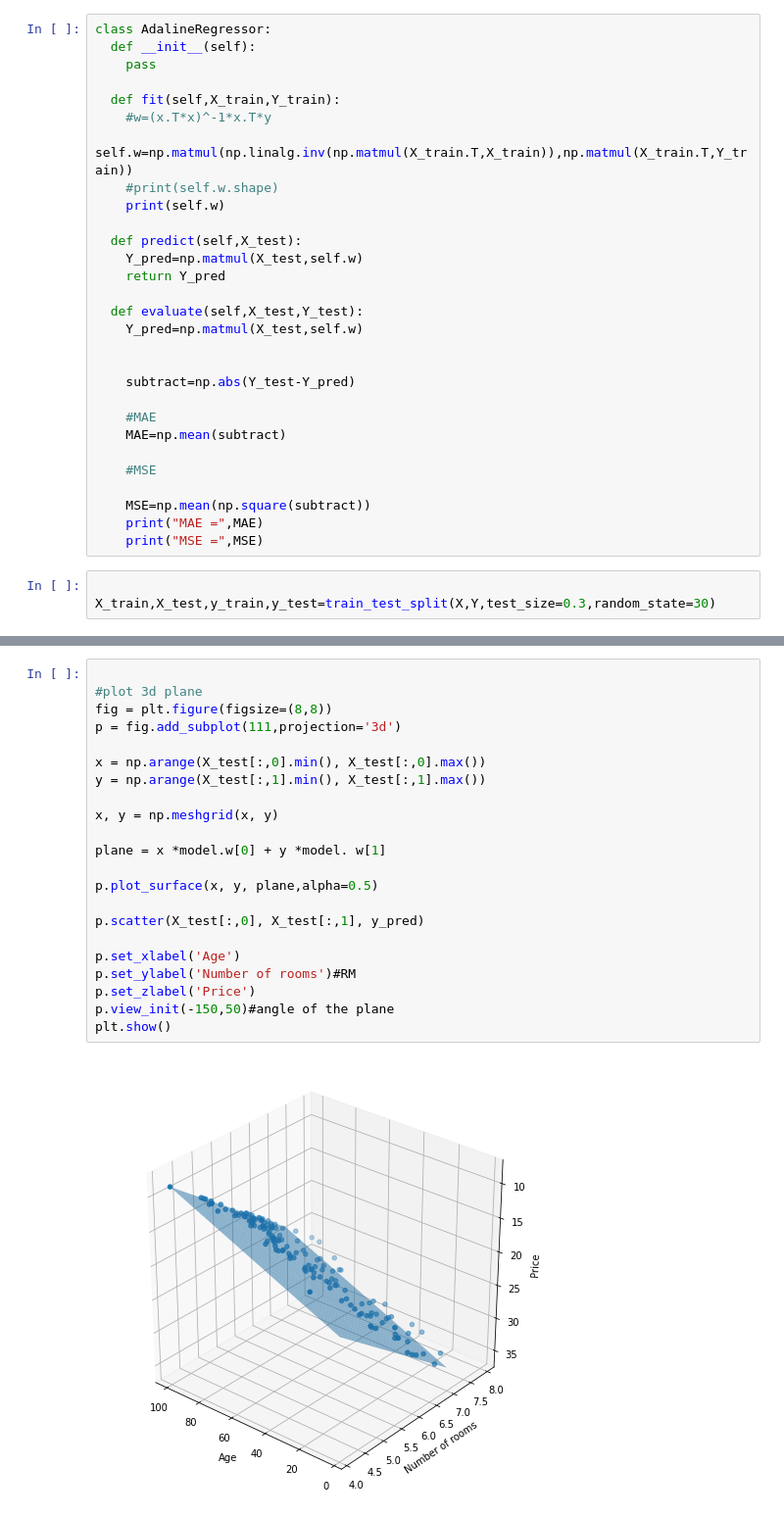
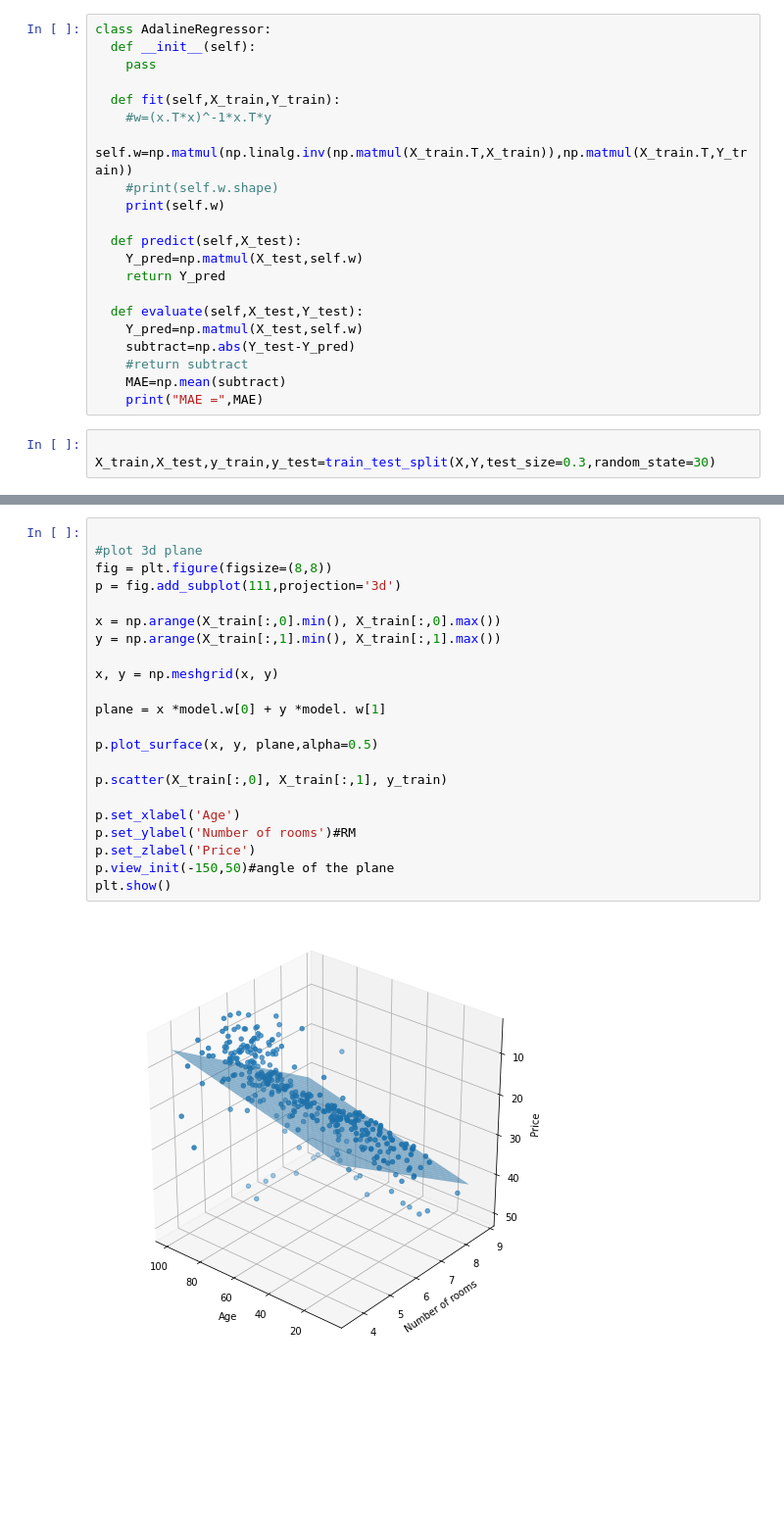
Before and after one commit to Parisa-Bagherzadeh/Adaline, a Jupyter notebook: Adaline(Boston).ipynb, the cells around one changed output, grey strips where cells are left out. Shown at 98% size. Cells and saved outputs as stored; diff of their text form; blank space fills up the shorter version.

```diff
--- a/Adaline(Boston).ipynb
+++ b/Adaline(Boston).ipynb
@@ -38,18 +38,10 @@ class AdalineRegressor:
 
   def evaluate(self,X_test,Y_test):
     Y_pred=np.matmul(X_test,self.w)
-
-
     subtract=np.abs(Y_test-Y_pred)
-
-    #MAE
+    #return subtract
     MAE=np.mean(subtract)
-
-    #MSE
-
-    MSE=np.mean(np.square(subtract))
     print("MAE =",MAE)
-    print("MSE =",MSE)
 # %%
 
 X_train,X_test,y_train,y_test=train_test_split(X,Y,test_size=0.3,random_state=30)
@@ -67,24 +60,24 @@ MSE = 43.36388887645207
 # %%
 
 #plot 3d plane
 fig = plt.figure(figsize=(8,8))
 p = fig.add_subplot(111,projection='3d')
 
-x = np.arange(X_test[:,0].min(), X_test[:,0].max())
-y = np.arange(X_test[:,1].min(), X_test[:,1].max())
+x = np.arange(X_train[:,0].min(), X_train[:,0].max())
+y = np.arange(X_train[:,1].min(), X_train[:,1].max())
 
 x, y = np.meshgrid(x, y)
 
 plane = x *model.w[0] + y *model. w[1]
 
 p.plot_surface(x, y, plane,alpha=0.5)
 
-p.scatter(X_test[:,0], X_test[:,1], y_pred)
+p.scatter(X_train[:,0], X_train[:,1], y_train)
 
 p.set_xlabel('Age')
 p.set_ylabel('Number of rooms')#RM
 p.set_zlabel('Price')
 p.view_init(-150,50)#angle of the plane
 plt.show()
 # %% [output]
-[figure, old version]
+[figure, new version]
```
Also changed, not shown: parts of 1 cell of this notebook.
